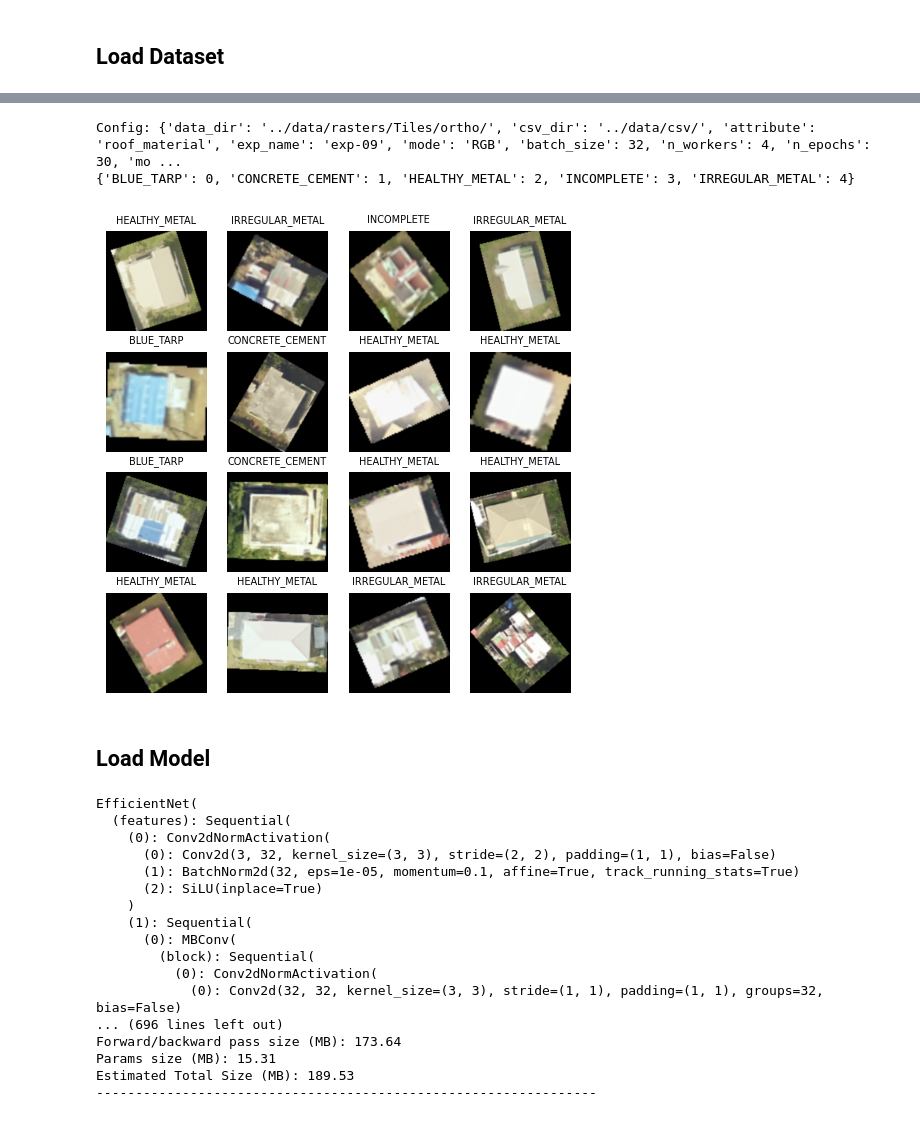
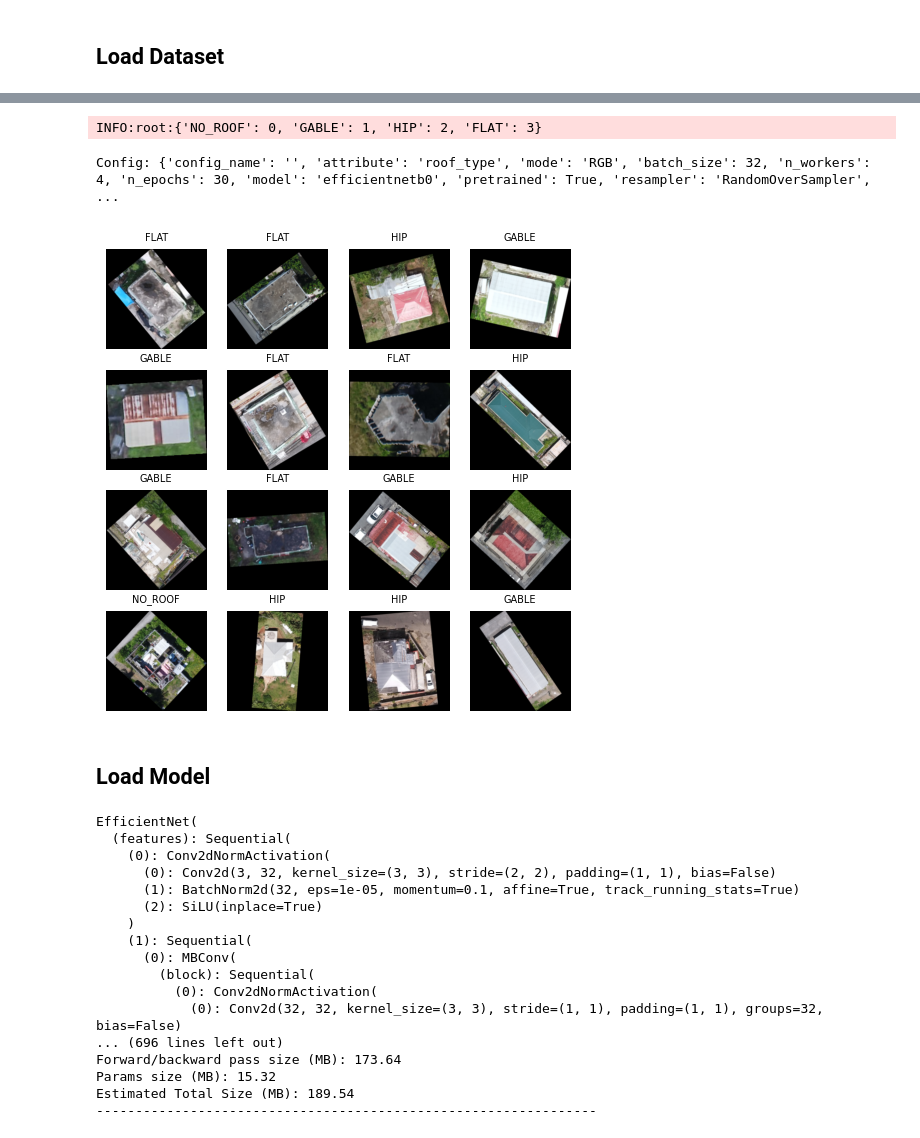
Before and after one commit to GFDRR/caribbean-rooftop-classification, a Jupyter notebook: notebooks/02_model_development.ipynb, the cells around one changed output, grey strips where cells are left out. Cells and saved outputs as stored; diff of their text form; code cells hidden in the pictures.

```diff
--- a/notebooks/02_model_development.ipynb
+++ b/notebooks/02_model_development.ipynb
@@ -21,10 +21,11 @@ pd.set_option('mode.chained_assignment', None)
 # %% [markdown]
 ## Load Dataset
 # %%
-phases = ["train", "test"]
-c = config.create_config("../configs/cnn/cnn_01.yaml", prefix='.')
+prefix = '.'
+phases = ["TRAIN", "TEST"]
+config_file = "../configs/cnn/cnn-roof_material-RGB-efficientnetb0.yaml"
+c = config.load_config(config_file, prefix=prefix)
 print(f"Config: {c}")
-
-data, data_loader, classes = cnn_utils.load_dataset(config=c, phases=phases)
-cnn_utils.visualize_data(data, data_loader, phase='train', mode=c['mode'])
+data, data_loader, classes = cnn_utils.load_dataset(c, phases, prefix)
+cnn_utils.visualize_data(data, data_loader, phase='TEST', mode=c['mode'])
 # %% [output]
@@ -34,15 +35,13 @@ Config: {'rasters_dir': '../data/rasters/', 'csv_dir': '../data/csv/', 'exp_dir'
 # %%
-phases = ["train", "test"]
-c = config.create_config("../configs/cnn/cnn_05.yaml")
-c = {key: '.' + value if 'dir' in key else value for key, value in c.items()}
+config_file = "../configs/cnn/cnn-roof_type-RGB-efficientnetb0.yaml"
+c = config.load_config(config_file, prefix=prefix)
 print(f"Config: {c}")
-
-data, data_loader, classes = cnn_utils.load_dataset(config=c, phases=phases)
-cnn_utils.visualize_data(data, data_loader, phase='test', mode=c['mode'])
+data, data_loader, classes = cnn_utils.load_dataset(c, phases, prefix)
+cnn_utils.visualize_data(data, data_loader, phase='TEST', mode=c['mode'])
 # %% [output]
-Config: {'data_dir': '../data/rasters/Tiles/ortho/', 'csv_dir': '../data/csv/', 'attribute': 'roof_material', 'exp_name': 'exp-09', 'mode': 'RGB', 'batch_size': 32, 'n_workers': 4, 'n_epochs': 30, 'mo ...
-{'BLUE_TARP': 0, 'CONCRETE_CEMENT': 1, 'HEALTHY_METAL': 2, 'INCOMPLETE': 3, 'IRREGULAR_METAL': 4}
+INFO:root:{'NO_ROOF': 0, 'GABLE': 1, 'HIP': 2, 'FLAT': 3}
+Config: {'config_name': '', 'attribute': 'roof_type', 'mode': 'RGB', 'batch_size': 32, 'n_workers': 4, 'n_epochs': 30, 'model': 'efficientnetb0', 'pretrained': True, 'resampler': 'RandomOverSampler',  ...
-[figure, old version]
+[figure, new version]
 # %% [markdown]
 ## Load Model
 # %%
@@ -81,6 +80,6 @@ EfficientNet(
             (0): Conv2d(32, 32, kernel_size=(3, 3), stride=(1, 1), padding=(1, 1), groups=32, bias=False)
 ... (696 lines left out)
 Forward/backward pass size (MB): 173.64
-Params size (MB): 15.31
-Estimated Total Size (MB): 189.53
+Params size (MB): 15.32
+Estimated Total Size (MB): 189.54
 ----------------------------------------------------------------
```
Also changed, not shown: parts of 2 cells of this notebook.
